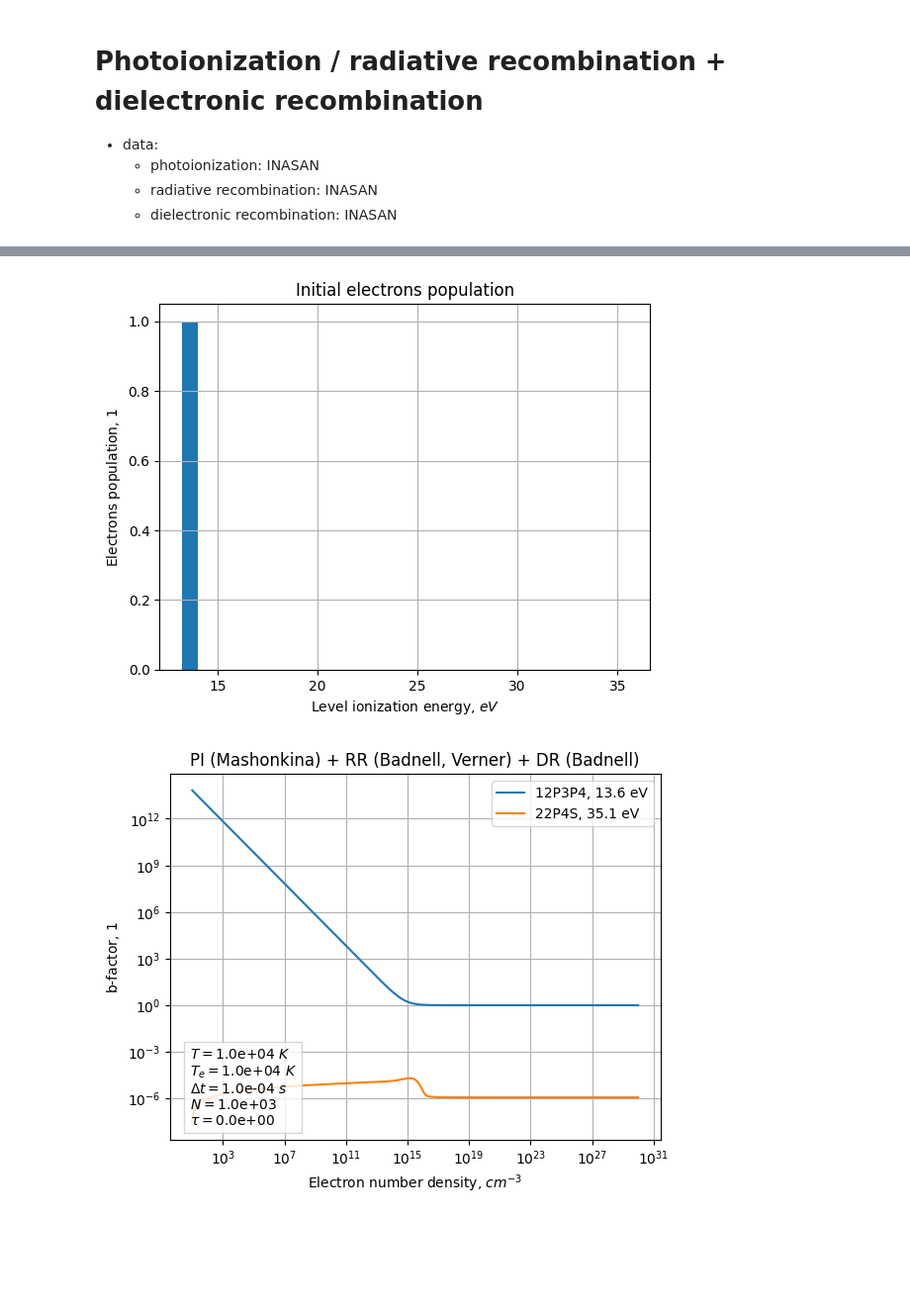
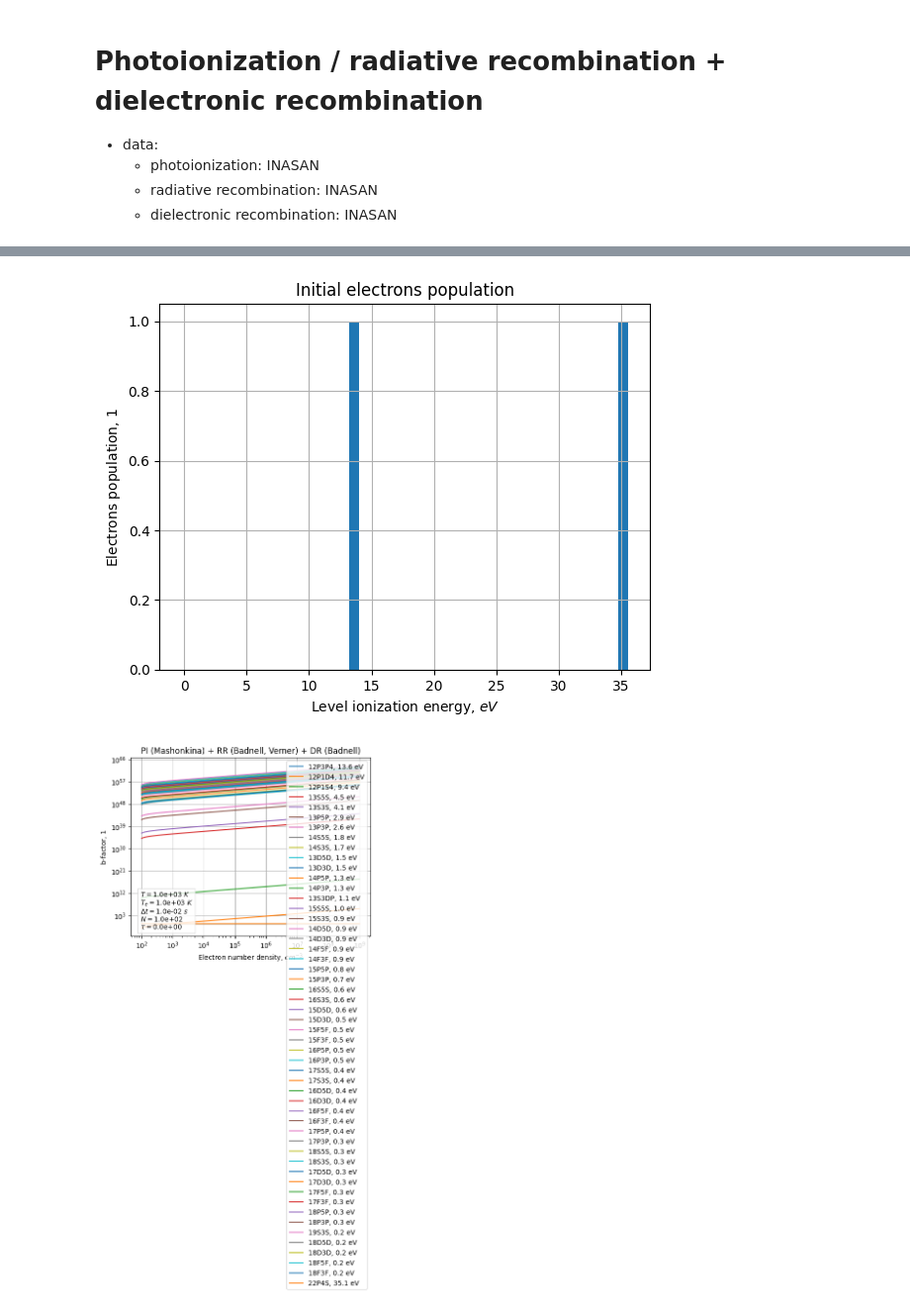
Before and after one commit to deverte/astrea_py, a Jupyter notebook: examples/2.2-rbf_balance_mashonkina.ipynb, the cells around one changed output, grey strips where cells are left out. Shown at 99% size. Drawn from its saved outputs; the diff is of its cells as text; code cells hidden in the pictures; blank space fills up the shorter version.

```diff
--- a/examples/2.2-rbf_balance_mashonkina.ipynb
+++ b/examples/2.2-rbf_balance_mashonkina.ipynb
@@ -29,16 +29,17 @@ elements = [
     lss.O1Mashonkina(),
     lss.O2Mashonkina(),
 ]
-# elements[0].keys = elements[0].all_keys; elements[1].keys = elements[1].all_keys
-elements[0].keys = ["12P3P4"]; elements[1].keys = ["22P4S"]
+elements[0].keys = elements[0].all_keys; elements[1].keys = elements[1].all_keys
+# elements[0].keys = ["12P3P4"]; elements[1].keys = ["22P4S"]
 # elements[0].keys = ["12P1D4"]; elements[1].keys = ["22P4S"]
 # elements[0].keys = ["13S3S"]; elements[1].keys = ["22P4S"]
 
 population_nlte_1 = np.zeros(sum([len(el.keys) for el in elements]))
-population_nlte_1[1] = 1e-20
-population_nlte_1[0] = 1.0 - population_nlte_1[1]
+# population_nlte_1[1] = 1e-20
+# population_nlte_1[0] = 1.0 - population_nlte_1[1]
 # population_nlte_1[0] = 0.0
-# population_nlte_1[1] = 1.0
+population_nlte_1[0] = 1.0
+population_nlte_1[-1] = 1.0
 # %%
 lss.plot_population(
     elements,
@@ -46,25 +47,25 @@ lss.plot_population(
     title="Initial electrons population"
 )
 # %% [output]
-[figure, old version]
+[figure, new version]
 # %%
 lss.plot_b_factor_electron_number_density(
     elements,
     population_nlte_1 = population_nlte_1,
     spectrum = spectrum,
     charge_transfer_elements = [],
-    temperature = 1.0e4,
-    electron_temperature = 1.0e4,
-    electron_number_densities = np.geomspace(1.0e1, 1.0e30, num=int(1e3)),
+    temperature = 1.0e3,
+    electron_temperature = 1.0e3,
+    electron_number_densities = np.geomspace(1.0e2, 1.0e9, num=int(1e2)),
     optical_depth = 0.0,
-    delta_time = 1.0e-4,
+    delta_time = 1.0e-2,
     transitions_types = [
         lss.Transition.PI_MASHONKINA_O1,
         lss.Transition.RR_BADNELL_VERNER,
         lss.Transition.DR_BADNELL,
     ],
     legend_1_loc = 'upper right',
     legend_2_loc = 'lower left',
 )
 # %% [output]
-[figure, old version]
+[figure, new version]
```
Also changed, not shown: parts of 1 cell of this notebook, 17 other files.
